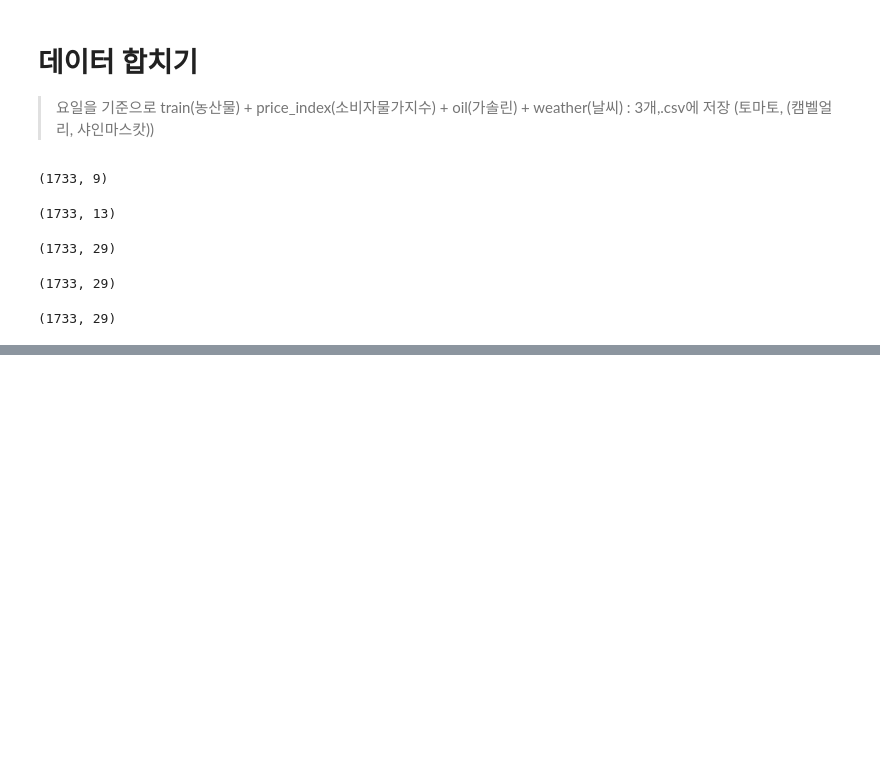
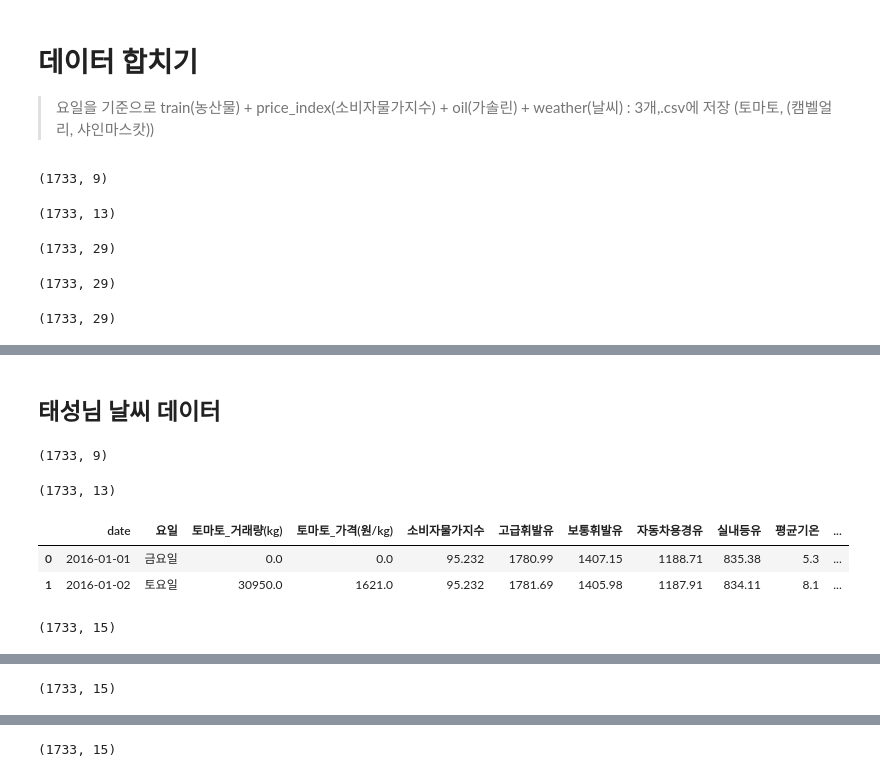
Before and after one commit to noobuy/products_price_predict, a Jupyter notebook: eda/goeun_weather_preprocessing.ipynb, the cells around one changed output, grey strips where cells are left out. Drawn from its saved outputs; the diff is of its cells as text; code cells hidden in the pictures; blank space fills up the shorter version.

```diff
--- a/eda/goeun_weather_preprocessing.ipynb
+++ b/eda/goeun_weather_preprocessing.ipynb
@@ -479,3 +503,5 @@ grape_df.to_csv(processed_path+'grape.csv', index = False)
 
 # 샤인머스캇(구미) 저장
 shinemuscat_df.to_csv(processed_path+'shinemuscat.csv', index = False)
+# %% [markdown]
+## 태성님 날씨 데이터
@@ -481,0 +514,6 @@ shinemuscat_df.to_csv(processed_path+'shinemuscat.csv', index = False)
+# %%
+# 소비자 물가 지수 농산물 데이터와 합치기
+train_df = pd.concat([train, price_index['지수']],axis=1)
+train_df.shape
+# %% [output]
+(1733, 9)
@@ -481,0 +522,46 @@ shinemuscat_df.to_csv(processed_path+'shinemuscat.csv', index = False)
+# %%
+# 유가 데이터 합치기
+
+oil.drop(columns=['구분'], inplace=True)
+train_df = pd.concat([train_df, oil],axis=1)
+train_df.shape
+# %% [output]
+(1733, 13)
+# %%
+# object 날짜 데이터 삭제
+
+busan.drop(columns=['날짜'], inplace=True)
+gumi.drop(columns=['날짜'], inplace=True)
+namwon.drop(columns=['날짜'], inplace=True)
+# %%
+# 토마토 (부산)
+tomato_df = pd.concat([train_df,busan], axis = 1)
+
+# 캠벨얼리 (남원)
+grape_df = pd.concat([train_df, namwon], axis = 1)
+
+# 샤인머스캇(구미)
+shinemuscat_df = pd.concat([train_df, gumi], axis = 1)
+# %%
+# 토마토 (부산) 데이터에서 캠벨얼리, 샤인머스캇 항목 제거
+tomato_df.drop(columns=['날짜','캠벨얼리_거래량(kg)','캠벨얼리_가격(원/kg)', '샤인마스캇_거래량(kg)', '샤인마스캇_가격(원/kg)'], inplace=True)
+
+# 캠벨얼리 (남원)데이터에서 토마토, 샤인머스캇 항목 제거
+grape_df.drop(columns=['날짜','토마토_거래량(kg)', '토마토_가격(원/kg)', '샤인마스캇_거래량(kg)', '샤인마스캇_가격(원/kg)'], inplace=True)
+
+# 샤인머스캇(구미)데이터에서 캠벨얼리, 토마토 항목 제거
+shinemuscat_df.drop(columns=['날짜','캠벨얼리_거래량(kg)','캠벨얼리_가격(원/kg)','토마토_거래량(kg)', '토마토_가격(원/kg)'], inplace=True)
+# %%
+display(tomato_df.head(2))
+display(tomato_df.shape)
+print()
+display(grape_df.head(2))
+display(grape_df.shape)
+print()
+display(shinemuscat_df.head(2))
+display(shinemuscat_df.shape)
+# %% [output]
+|  | date | 요일 | 토마토_거래량(kg) | 토마토_가격(원/kg) | 소비자물가지수 | 고급휘발유 | 보통휘발유 | 자동차용경유 | 실내등유 | 평균기온 | ... |
+| 0 | 2016-01-01 | 금요일 | 0.0 | 0.0 | 95.232 | 1780.99 | 1407.15 | 1188.71 | 835.38 | 5.3 | ... |
+| 1 | 2016-01-02 | 토요일 | 30950.0 | 1621.0 | 95.232 | 1781.69 | 1405.98 | 1187.91 | 834.11 | 8.1 | ... |
+(1733, 15)
@@ -481,0 +571 @@ shinemuscat_df.to_csv(processed_path+'shinemuscat.csv', index = False)
+(1733, 15)
@@ -481,0 +575 @@ shinemuscat_df.to_csv(processed_path+'shinemuscat.csv', index = False)
+(1733, 15)
```
Also changed, not shown: parts of 21 cells of this notebook, 15 other files.
